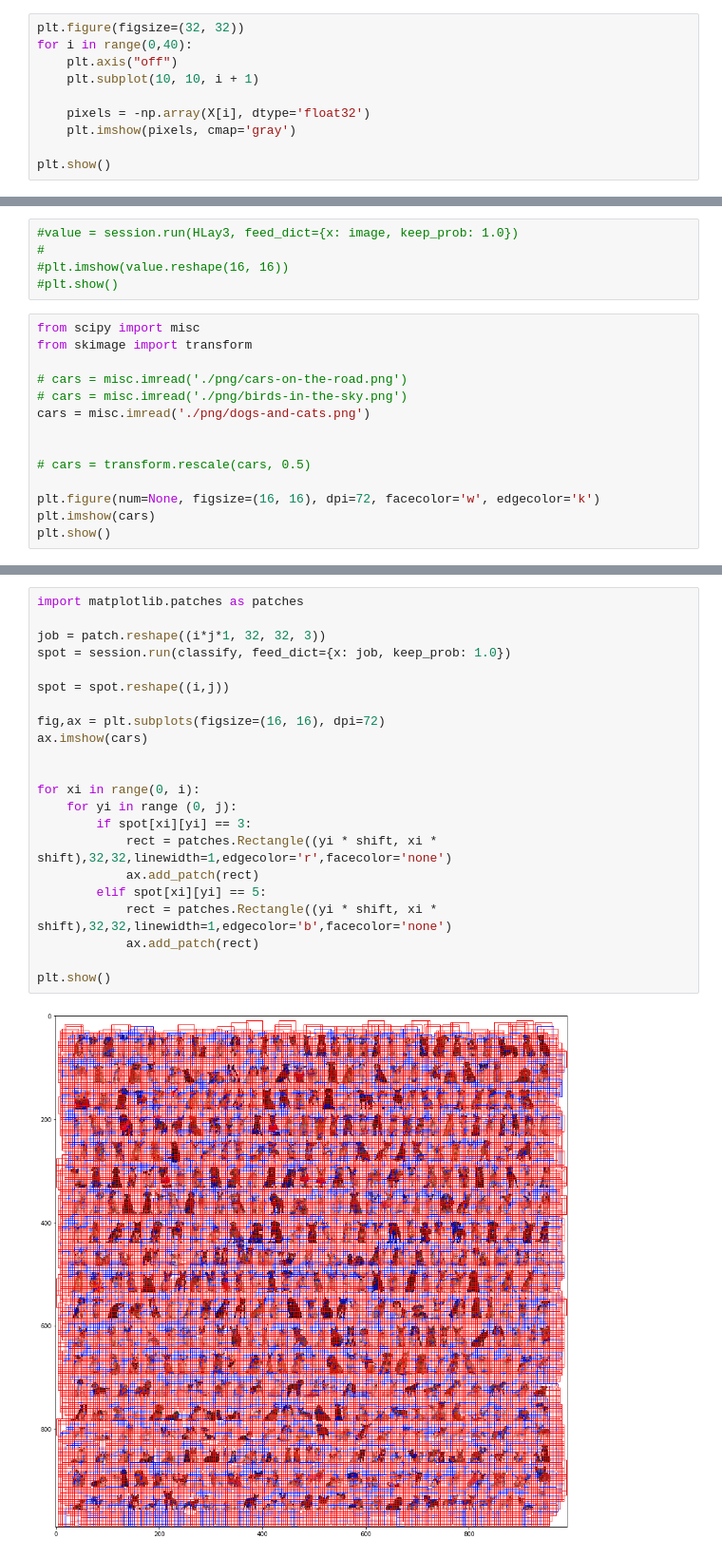
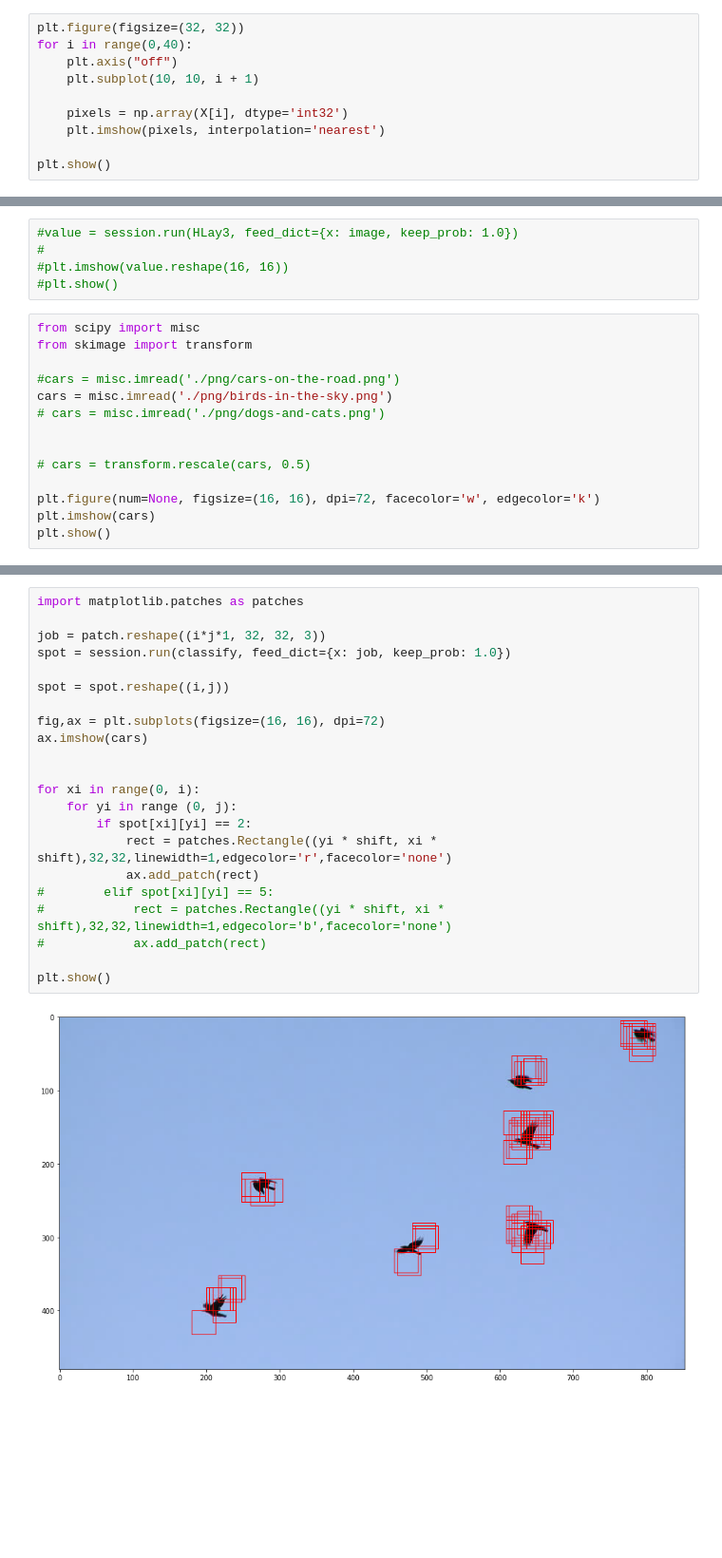
Before and after one commit to fogfish/tf-workspace, a Jupyter notebook: TensorFlow-CNN-CIFAR-10.ipynb, the cells around one changed output, grey strips where cells are left out. Shown at 95% size. Cells and saved outputs as stored; diff of their text form; blank space fills up the shorter version.

```diff
--- a/TensorFlow-CNN-CIFAR-10.ipynb
+++ b/TensorFlow-CNN-CIFAR-10.ipynb
@@ -55,8 +55,8 @@ for i in range(0,40):
     plt.axis("off")
     plt.subplot(10, 10, i + 1)
 
-    pixels = -np.array(X[i], dtype='float32')
-    plt.imshow(pixels, cmap='gray')
+    pixels = np.array(X[i], dtype='int32')
+    plt.imshow(pixels, interpolation='nearest')
 
 plt.show()
 # %% [output]
@@ -276,9 +284,9 @@ plt.show()
 from scipy import misc
 from skimage import transform
 
-# cars = misc.imread('./png/cars-on-the-road.png')
-# cars = misc.imread('./png/birds-in-the-sky.png')
-cars = misc.imread('./png/dogs-and-cats.png')
+#cars = misc.imread('./png/cars-on-the-road.png')
+cars = misc.imread('./png/birds-in-the-sky.png')
+# cars = misc.imread('./png/dogs-and-cats.png')
 
 
 # cars = transform.rescale(cars, 0.5)
@@ -312,24 +323,24 @@ plt.show()
 # %%
 import matplotlib.patches as patches
 
 job = patch.reshape((i*j*1, 32, 32, 3))
 spot = session.run(classify, feed_dict={x: job, keep_prob: 1.0})
 
 spot = spot.reshape((i,j))
 
 fig,ax = plt.subplots(figsize=(16, 16), dpi=72)
 ax.imshow(cars)
 
 
 for xi in range(0, i):
     for yi in range (0, j):
-        if spot[xi][yi] == 3:
+        if spot[xi][yi] == 2:
             rect = patches.Rectangle((yi * shift, xi * shift),32,32,linewidth=1,edgecolor='r',facecolor='none')
             ax.add_patch(rect)
-        elif spot[xi][yi] == 5:
-            rect = patches.Rectangle((yi * shift, xi * shift),32,32,linewidth=1,edgecolor='b',facecolor='none')
-            ax.add_patch(rect)
+#        elif spot[xi][yi] == 5:
+#            rect = patches.Rectangle((yi * shift, xi * shift),32,32,linewidth=1,edgecolor='b',facecolor='none')
+#            ax.add_patch(rect)
 
 plt.show()
 # %% [output]
-[figure, old version]
+[figure, new version]
```
Also changed, not shown: parts of 11 cells of this notebook.
